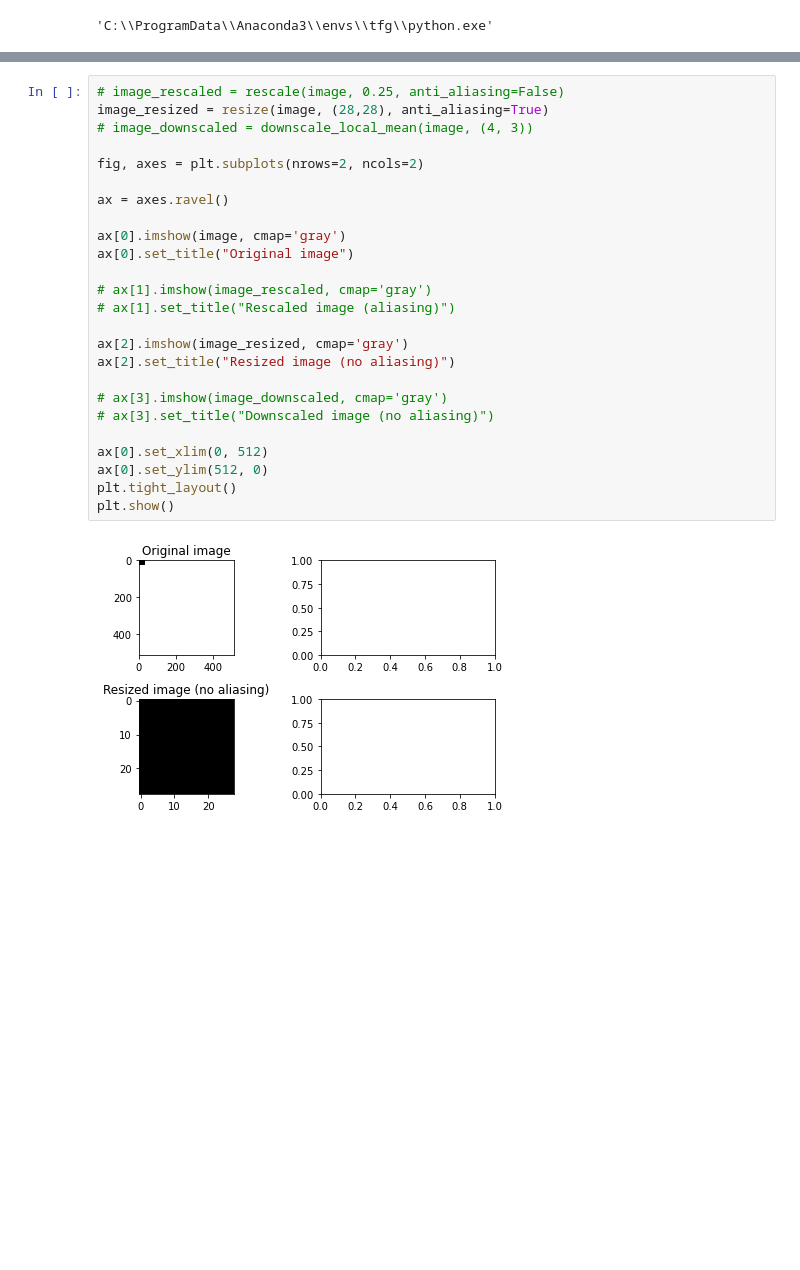
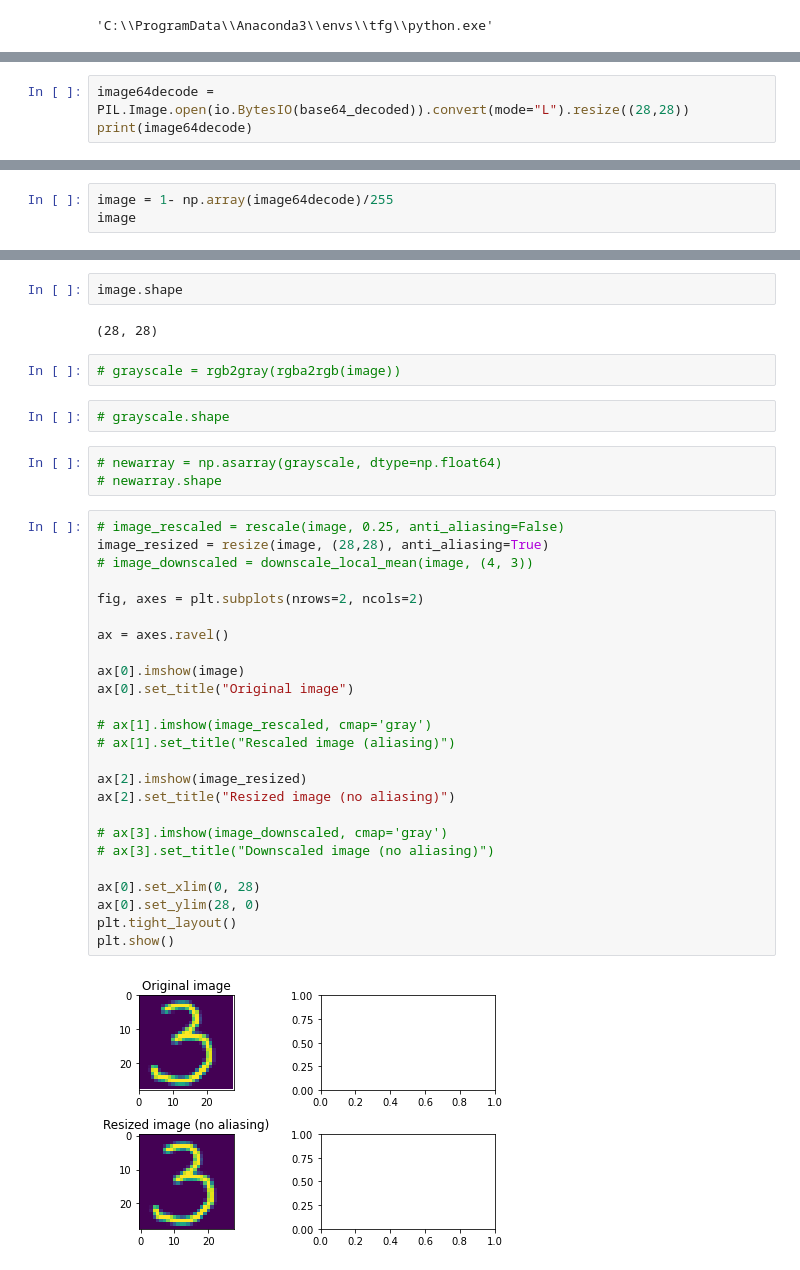
Before and after one commit to henryle-n/Handwriting-Prediction-Tensorflow2, a Jupyter notebook: OLD/plot_rescale.ipynb, the cells around one changed output, grey strips where cells are left out. Saved outputs shown, nothing was run; the diff lists cells and outputs as text; blank space fills up the shorter version.

```diff
--- a/OLD/plot_rescale.ipynb
+++ b/OLD/plot_rescale.ipynb
@@ -93,0 +83,3 @@ array([[0., 0., 0., 0., 0., 0., 0., 0., 0., 0., 0., 0., 0., 0., 0., 0.,
+# %%
+image64decode = PIL.Image.open(io.BytesIO(base64_decoded)).convert(mode="L").resize((28,28))
+print(image64decode)
@@ -93,0 +90,3 @@ array([[0., 0., 0., 0., 0., 0., 0., 0., 0., 0., 0., 0., 0., 0., 0., 0.,
+# %%
+image = 1- np.array(image64decode)/255
+image
@@ -94,27 +113,38 @@ array([[0., 0., 0., 0., 0., 0., 0., 0., 0., 0., 0., 0., 0., 0., 0., 0.,
+# %%
+image.shape
+# %% [output]
+(28, 28)
+# %%
+# grayscale = rgb2gray(rgba2rgb(image))
+# %%
+# grayscale.shape
+# %%
+# newarray = np.asarray(grayscale, dtype=np.float64)
+# newarray.shape
 # %%
 # image_rescaled = rescale(image, 0.25, anti_aliasing=False)
 image_resized = resize(image, (28,28), anti_aliasing=True)
 # image_downscaled = downscale_local_mean(image, (4, 3))
 
 fig, axes = plt.subplots(nrows=2, ncols=2)
 
 ax = axes.ravel()
 
-ax[0].imshow(image, cmap='gray')
+ax[0].imshow(image)
 ax[0].set_title("Original image")
 
 # ax[1].imshow(image_rescaled, cmap='gray')
 # ax[1].set_title("Rescaled image (aliasing)")
 
-ax[2].imshow(image_resized, cmap='gray')
+ax[2].imshow(image_resized)
 ax[2].set_title("Resized image (no aliasing)")
 
 # ax[3].imshow(image_downscaled, cmap='gray')
 # ax[3].set_title("Downscaled image (no aliasing)")
 
-ax[0].set_xlim(0, 512)
-ax[0].set_ylim(512, 0)
+ax[0].set_xlim(0, 28)
+ax[0].set_ylim(28, 0)
 plt.tight_layout()
 plt.show()
 # %% [output]
-[figure, old version]
+[figure, new version]
```
Also changed, not shown: parts of 21 cells of this notebook, 4 other files.
